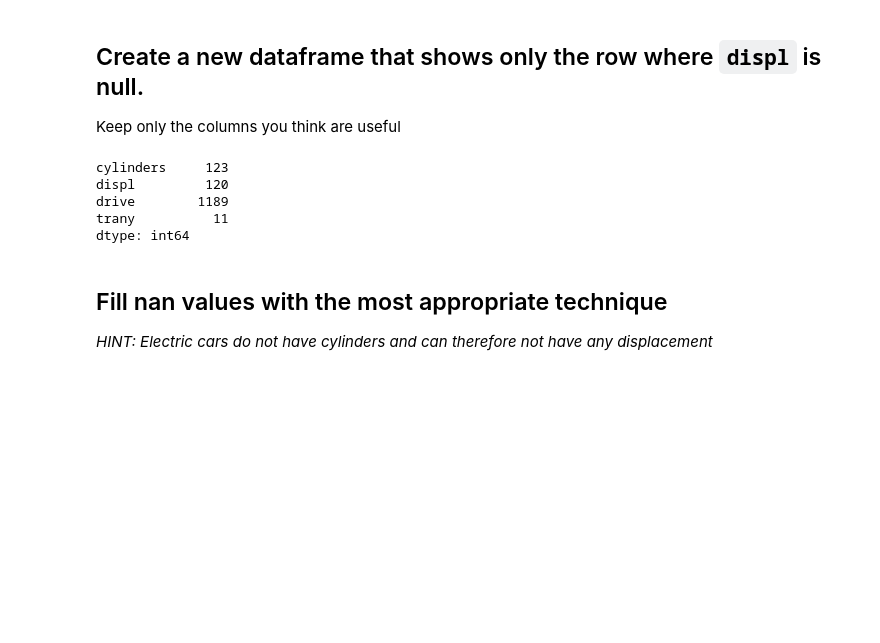
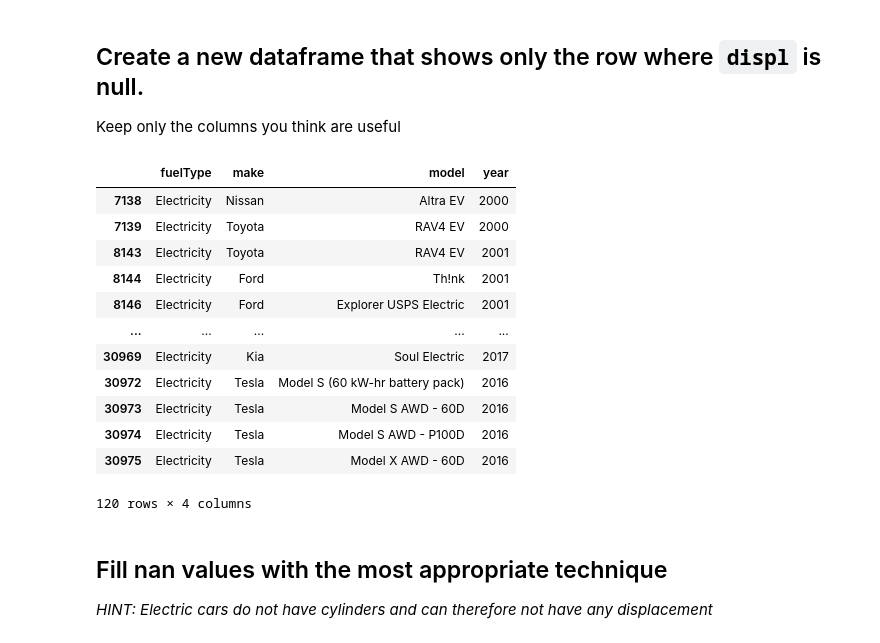
Before and after one commit to Ironhack-Data-Madrid-Octubre-2023/2.4-lab_data_cleaning, a Jupyter notebook: your-code/main.ipynb, the cells around one changed output. Cells and saved outputs as stored; diff of their text form; code cells hidden in the pictures; blank space fills up the shorter version.

```diff
--- a/your-code/main.ipynb
+++ b/your-code/main.ipynb
@@ -155,16 +143,25 @@ This leaves us with just a handful of remaining columns that have null values. O
 # %% [markdown]
 ## Create a new dataframe that shows only the row where `displ` is null.
 Keep only the columns you think are useful
-# %%
-#your code
-null_cols = data.isnull().sum()
-null_cols[null_cols > 0]
-# %% [output]
-cylinders     123
-displ         120
-drive        1189
-trany          11
-dtype: int64
+# %%
+#your code
+null_index_displ=data.displ[data.displ.isna()].index
+df_null_displ=data.loc[null_index_displ,["fuelType", "make", "model", "year"]]
+df_null_displ
+# %% [output]
+|  | fuelType | make | model | year |
+| 7138 | Electricity | Nissan | Altra EV | 2000 |
+| 7139 | Electricity | Toyota | RAV4 EV | 2000 |
+| 8143 | Electricity | Toyota | RAV4 EV | 2001 |
+| 8144 | Electricity | Ford | Th!nk | 2001 |
+| 8146 | Electricity | Ford | Explorer USPS Electric | 2001 |
+| ... | ... | ... | ... | ... |
+| 30969 | Electricity | Kia | Soul Electric | 2017 |
+| 30972 | Electricity | Tesla | Model S (60 kW-hr battery pack) | 2016 |
+| 30973 | Electricity | Tesla | Model S AWD - 60D | 2016 |
+| 30974 | Electricity | Tesla | Model S AWD - P100D | 2016 |
+| 30975 | Electricity | Tesla | Model X AWD - 60D | 2016 |
+120 rows × 4 columns
 # %% [markdown]
 ## Fill nan values with the most appropriate technique
 *HINT: Electric cars do not have cylinders and can therefore not have any displacement*
```
Also changed, not shown: parts of 10 cells of this notebook, 1 other file.
